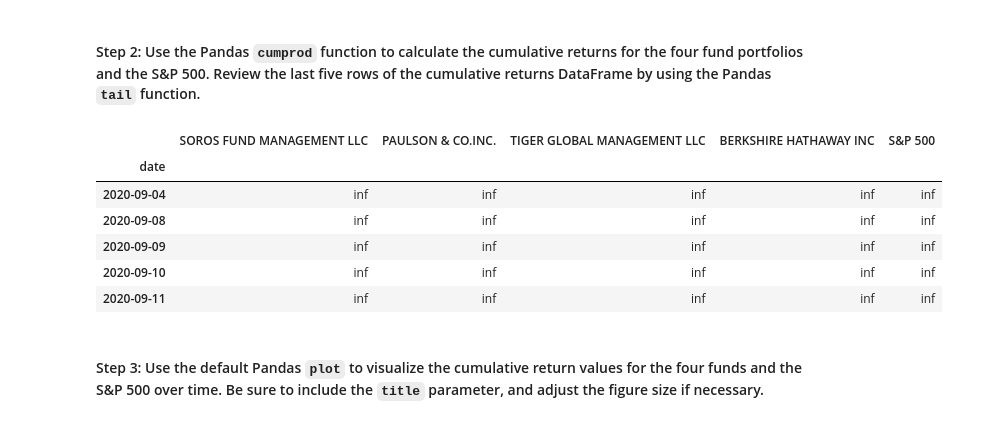
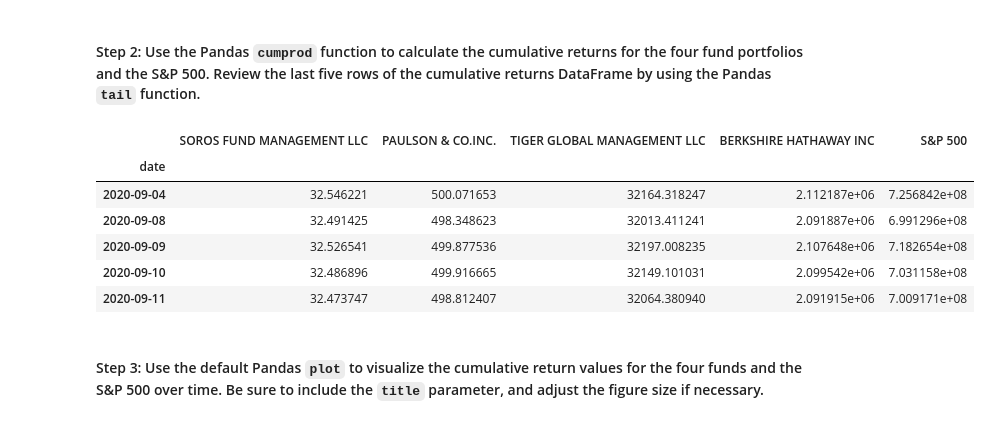
Before and after one commit to madhugirl/Whale-Investment-Opp, a Jupyter notebook: risk_return_analysis.ipynb, the cells around one changed output. Drawn from its saved outputs; the diff is of its cells as text; code cells hidden in the pictures.

```diff
--- a/risk_return_analysis.ipynb
+++ b/risk_return_analysis.ipynb
@@ -186,15 +186,15 @@ ax.legend(["SOROS FUND MANAGEMENT", "PAUSON & CO INC", "TIGER GLOBAL MANAGEMENT
 # %% [markdown]
 #### Step 2: Use the Pandas `cumprod` function to calculate the cumulative returns for the four fund portfolios and the S&P 500. Review the last five rows of the cumulative returns DataFrame by using the Pandas `tail` function.
 # %%
-cumulative_returns = (1 + daily_returns).cumprod()
+cumulative_returns = (1 + daily_returns).cumprod(1)
 cumulative_returns.tail()
 # %% [output]
 |  | SOROS FUND MANAGEMENT LLC | PAULSON & CO.INC. | TIGER GLOBAL MANAGEMENT LLC | BERKSHIRE HATHAWAY INC | S&P 500 |
 | date |  |  |  |  |  |
-| 2020-09-04 | inf | inf | inf | inf | inf |
-| 2020-09-08 | inf | inf | inf | inf | inf |
-| 2020-09-09 | inf | inf | inf | inf | inf |
-| 2020-09-10 | inf | inf | inf | inf | inf |
-| 2020-09-11 | inf | inf | inf | inf | inf |
+| 2020-09-04 | 32.546221 | 500.071653 | 32164.318247 | 2.112187e+06 | 7.256842e+08 |
+| 2020-09-08 | 32.491425 | 498.348623 | 32013.411241 | 2.091887e+06 | 6.991296e+08 |
+| 2020-09-09 | 32.526541 | 499.877536 | 32197.008235 | 2.107648e+06 | 7.182654e+08 |
+| 2020-09-10 | 32.486896 | 499.916665 | 32149.101031 | 2.099542e+06 | 7.031158e+08 |
+| 2020-09-11 | 32.473747 | 498.812407 | 32064.380940 | 2.091915e+06 | 7.009171e+08 |
 # %% [markdown]
 #### Step 3: Use the default Pandas `plot` to visualize the cumulative return values for the four funds and the S&P 500 over time. Be sure to include the `title` parameter, and adjust the figure size if necessary.
```
Also changed, not shown: parts of 10 cells of this notebook.
